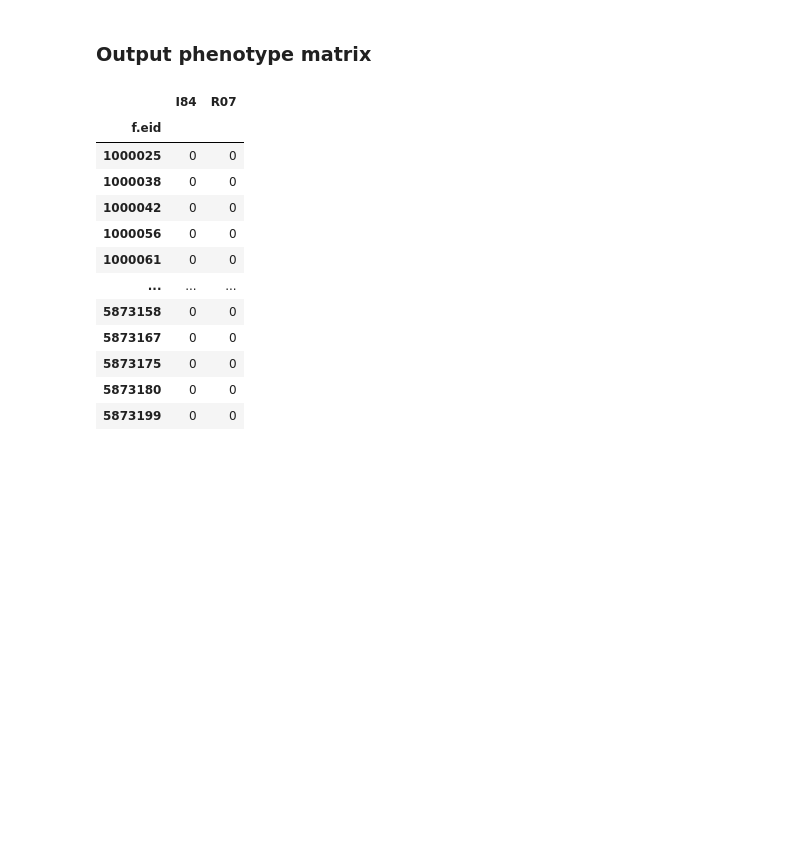
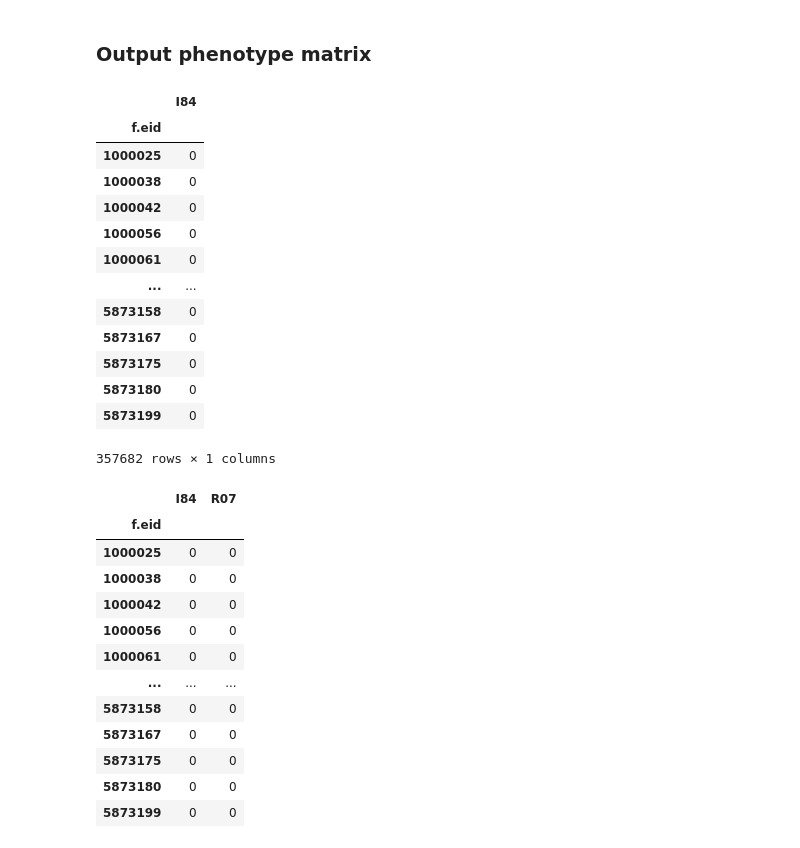
Before and after one commit to hoangthienan95/combinatorial_GWAS, a Jupyter notebook: notebooks/package/phenotypes.ipynb, the cells around one changed output. Saved outputs shown, nothing was run; the diff lists cells and outputs as text; code cells hidden in the pictures; blank space fills up the shorter version.

```diff
--- a/notebooks/package/phenotypes.ipynb
+++ b/notebooks/package/phenotypes.ipynb
@@ -144,12 +146,29 @@ icd10_primary_cols = icd10_pheno_matrix.columns[icd10_pheno_matrix.columns.str.c
 icd10_pheno_matrix = icd10_pheno_matrix.astype(str).apply(lambda x: x.str.slice(0,3))
 # %%
 #export
-def get_phenotype(icd10_codes="I84"):
-    icd10_codes = list(icd10_codes)
+def get_phenotype(icd10_codes: Union[str, List[str]] ="I84"):
+    icd10_codes = [icd10_codes] if not isinstance(icd10_codes, list) else icd10_codes
     pheno_df_list = [icd10_pheno_matrix[icd10_primary_cols].isin([icd10_code]).any(axis=1).astype(int) for icd10_code in icd10_codes]
     pheno_df = pd.concat(pheno_df_list, axis=1)
     pheno_df.columns = icd10_codes
     return pheno_df
+# %%
+get_phenotype(icd10_codes = "I84")
+# %% [output]
+|  | I84 |
+| f.eid |  |
+| 1000025 | 0 |
+| 1000038 | 0 |
+| 1000042 | 0 |
+| 1000056 | 0 |
+| 1000061 | 0 |
+| ... | ... |
+| 5873158 | 0 |
+| 5873167 | 0 |
+| 5873175 | 0 |
+| 5873180 | 0 |
+| 5873199 | 0 |
+357682 rows × 1 columns
 # %%
 get_phenotype(icd10_codes = ["I84", "R07"])
 # %% [output]
```
Also changed, not shown: parts of 3 cells of this notebook, 7 other files.
